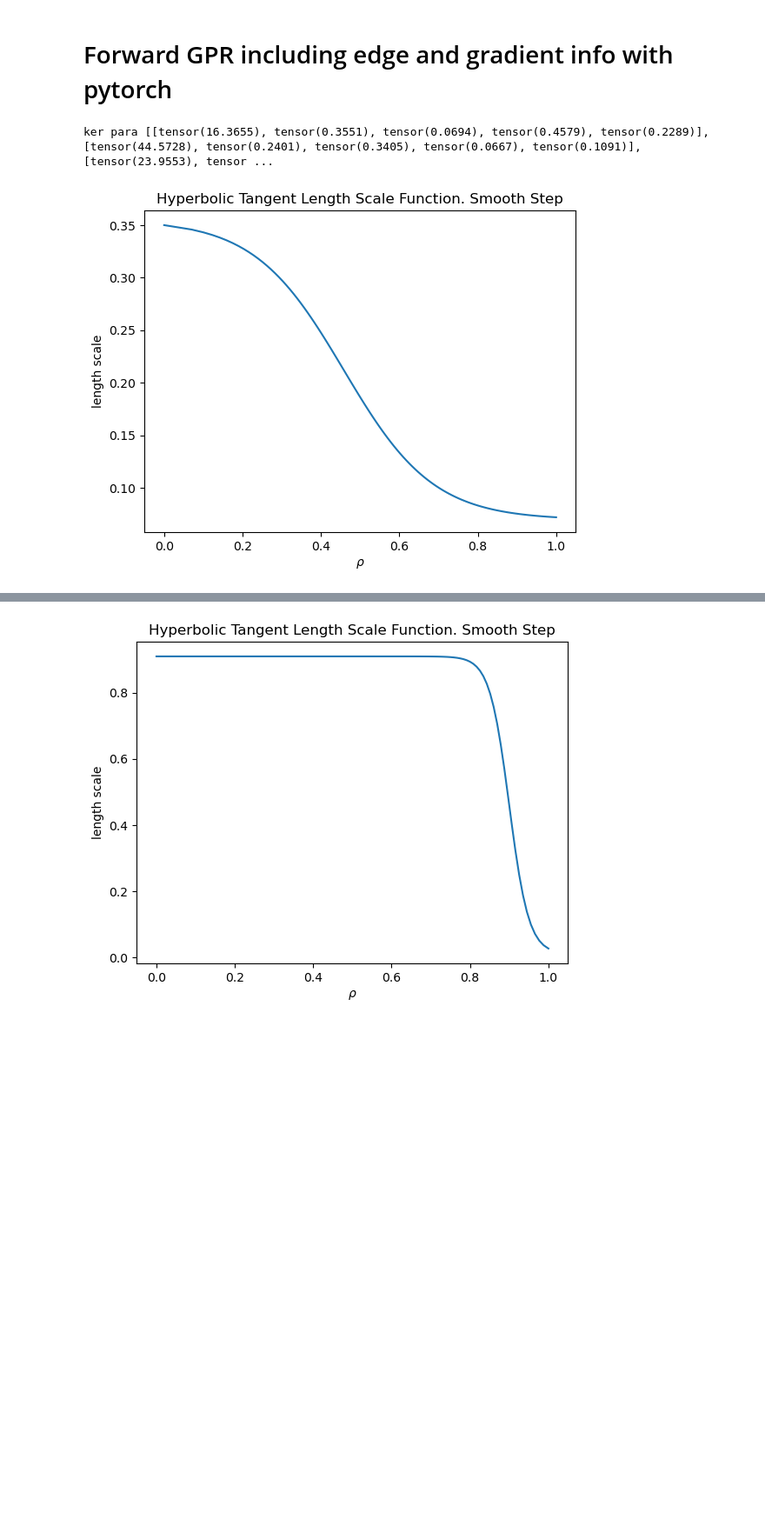
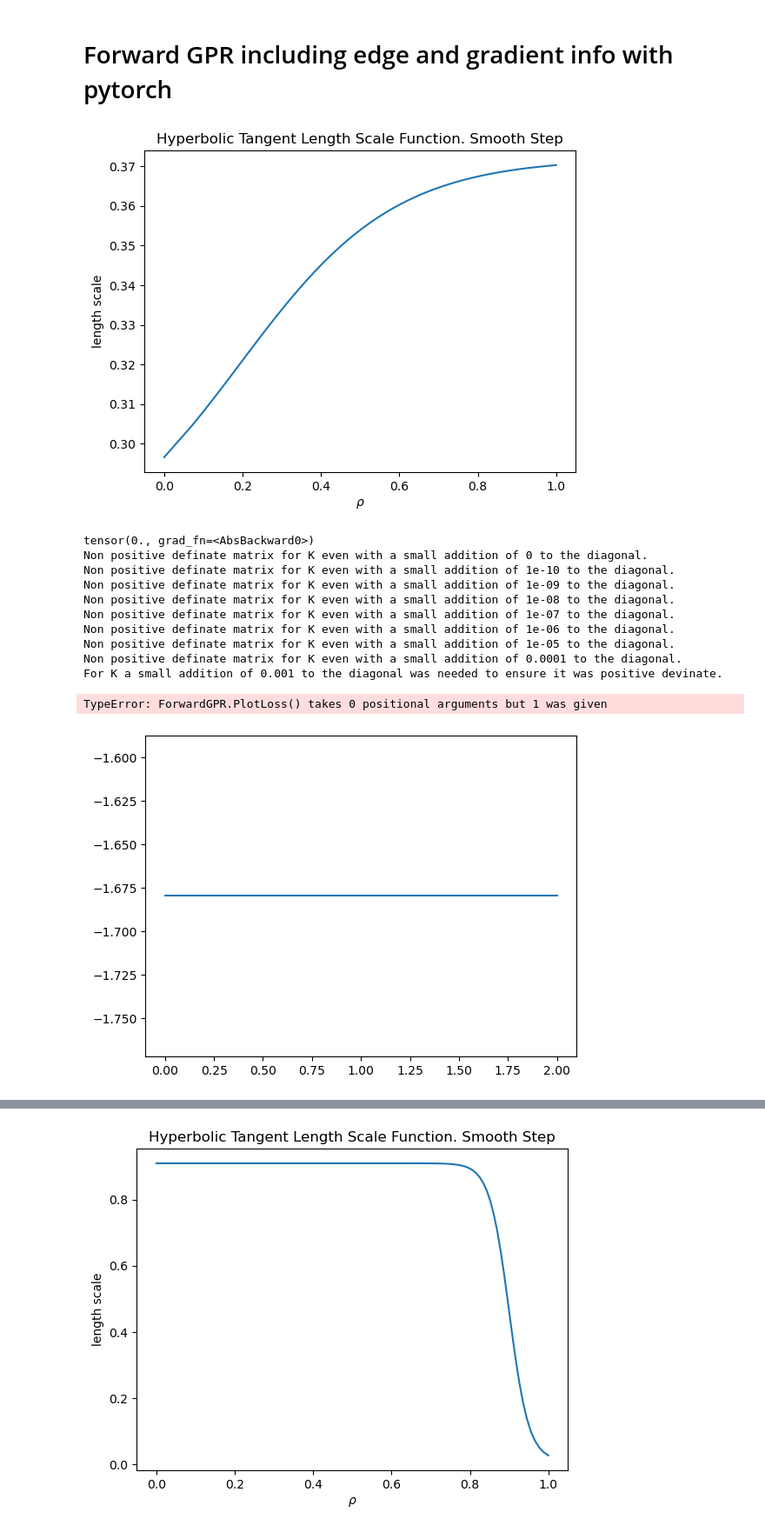
Before and after one commit to DanHarJor/Improving-Electron-Density-Profile-Inference-within-a-Tokamak-using-Bayesian-Techniques, a Jupyter notebook: RealEquillibriumInterferometry/SyntheticDataInterferometry.ipynb, the cells around one changed output, grey strips where cells are left out. Shown at 87% size. Saved outputs shown, nothing was run; the diff lists cells and outputs as text; code cells hidden in the pictures; blank space fills up the shorter version.

```diff
--- a/RealEquillibriumInterferometry/SyntheticDataInterferometry.ipynb
+++ b/RealEquillibriumInterferometry/SyntheticDataInterferometry.ipynb
@@ -394,6 +391,8 @@ True
 # %% [markdown]
 # Forward GPR including edge and gradient info with pytorch
 # %%
+#on cloud veneto
+
 #altering to include artificial data for gradient and edge rather than this information being placed in the prior
 class ForwardGPR(object):
     def __init__(self, rho_test, lid_d, ne_d, ne_prime_d, lid_error, ne_error, ne_prime_error, Kernel,
@@ -438,7 +437,9 @@ class ForwardGPR(object):
         self.marge_li = None
         self.torch_descent = {}
         self.torch_fit_params = None
+        self.torch_fit_loss = None
         self.best_rand_init_params = None
+
 
         if type(Kernel) == type([]):
             self.Kernel, self.KernelPrime, self.KernelPrimePrime = Kernel
@@ -545,13 +546,18 @@ class ForwardGPR(object):
             HyperTan_l(torch.from_numpy(rho_1d), kp, plot=True, tensor=True)
             fit_params = [p.clone() for p in kp]
             for i in range(len(fit_params)): fit_params[i].requires_grad = True
-            optimizer = optim(fit_params, *optim_params)
+            #optimizer = optim(fit_params, *optim_params)
             loss = None
-            pbar = tqdm(range(MAX_NUM_STEPS_EPOCHS))
+
             last_2 = []
             all_loss = []
-            for epoch in pbar:
+            self.torch_fit_loss=[]
+            lr_range = torch.logspace(-10,-1,base=10,steps=1000)
+            pbar = tqdm(lr_range)#range(MAX_NUM_STEPS_EPOCHS))
+            for lr in pbar:
+                optimizer = optim(fit_params, lr)
                 loss = self.MargeLi(fit_params)
+                self.torch_fit_loss.append(loss)
                 pbar.set_description("Performing Fit: Marginal LikelyHood is, "+str(loss)+" The parameters are", fit_params)
                 loss.backward()
                 optimizer.step()
@@ -571,7 +577,8 @@ class ForwardGPR(object):
                         break
                     #break when converged,
                     #ie when the relative loss difference is less than a certain threshold
-
+    def PlotLoss():
+        plt.plot(self.torch_fit_loss)
 
     def SyPiFit(self, method=None):
         if method=='basinhopping':
@@ -621,34 +628,47 @@ class ForwardGPR(object):
 
 lid_error = torch.tensor([EXP_ER]).repeat(interf_M).float()
 N=1000#101
 rho_test=torch.linspace(0,1,N).float()
 
 #setting edge info
 N2 = 3
 rho_test2 = torch.linspace(0.99, 1, N2).float()
 ne_d = torch.zeros(N2).float()
 ne_error = torch.tensor([1]).repeat(N2).float()
 #setting gradient info
 N3 = 3
 rho_test3 = torch.linspace(0,0.01,N3).float()
 ne_prime_d = torch.zeros(N3).float()
 ne_prime_error = torch.tensor(0.1).repeat(N3).float()
 
 lid_d_torch = torch.from_numpy(lid_d).float()
 # initial_params[0] = 50
 initial_params_tensor = [torch.tensor([p], requires_grad=False) for p in initial_params]
 
 
 interf = ForwardGPR(rho_test, lid_d_torch, ne_d, ne_prime_d, lid_error, ne_error, ne_prime_error,
                     [Kernel, KernelPrime, KernelPrimePrime],
                     rho_test2, rho_test3,
                     initial_params_tensor, prior_mu='non-informative')
 
 interf.TorchFit(optim = torch.optim.SGD, optim_params=(1e-3,), kernel_params='random_search',
-                MAX_NUM_STEPS_EPOCHS = 1000)
+                MAX_NUM_STEPS_EPOCHS = 1e20, NUM_RANDOM_SEARCHES=1)
 interf.Infer(interf.torch_fit_params)
 # interf.Infer(interf.initial_params)
-interf.PlotInference()
+interf.PlotLoss()
+
+# interf.PlotInference()
 # %% [output]
+[figure, new version]
-ker para [[tensor(16.3655), tensor(0.3551), tensor(0.0694), tensor(0.4579), tensor(0.2289)], [tensor(44.5728), tensor(0.2401), tensor(0.3405), tensor(0.0667), tensor(0.1091)], [tensor(23.9553), tensor ...
+tensor(0., grad_fn=<AbsBackward0>)
+Non positive definate matrix for K even with a small addition of 0 to the diagonal.
+Non positive definate matrix for K even with a small addition of 1e-10 to the diagonal.
+Non positive definate matrix for K even with a small addition of 1e-09 to the diagonal.
+Non positive definate matrix for K even with a small addition of 1e-08 to the diagonal.
+Non positive definate matrix for K even with a small addition of 1e-07 to the diagonal.
+Non positive definate matrix for K even with a small addition of 1e-06 to the diagonal.
+Non positive definate matrix for K even with a small addition of 1e-05 to the diagonal.
+Non positive definate matrix for K even with a small addition of 0.0001 to the diagonal.
+For K a small addition of 0.001 to the diagonal was needed to ensure it was positive devinate.
-[figure, old version]
+TypeError: ForwardGPR.PlotLoss() takes 0 positional arguments but 1 was given
+[figure, added]
```
Also changed, not shown: parts of 3 cells of this notebook.
